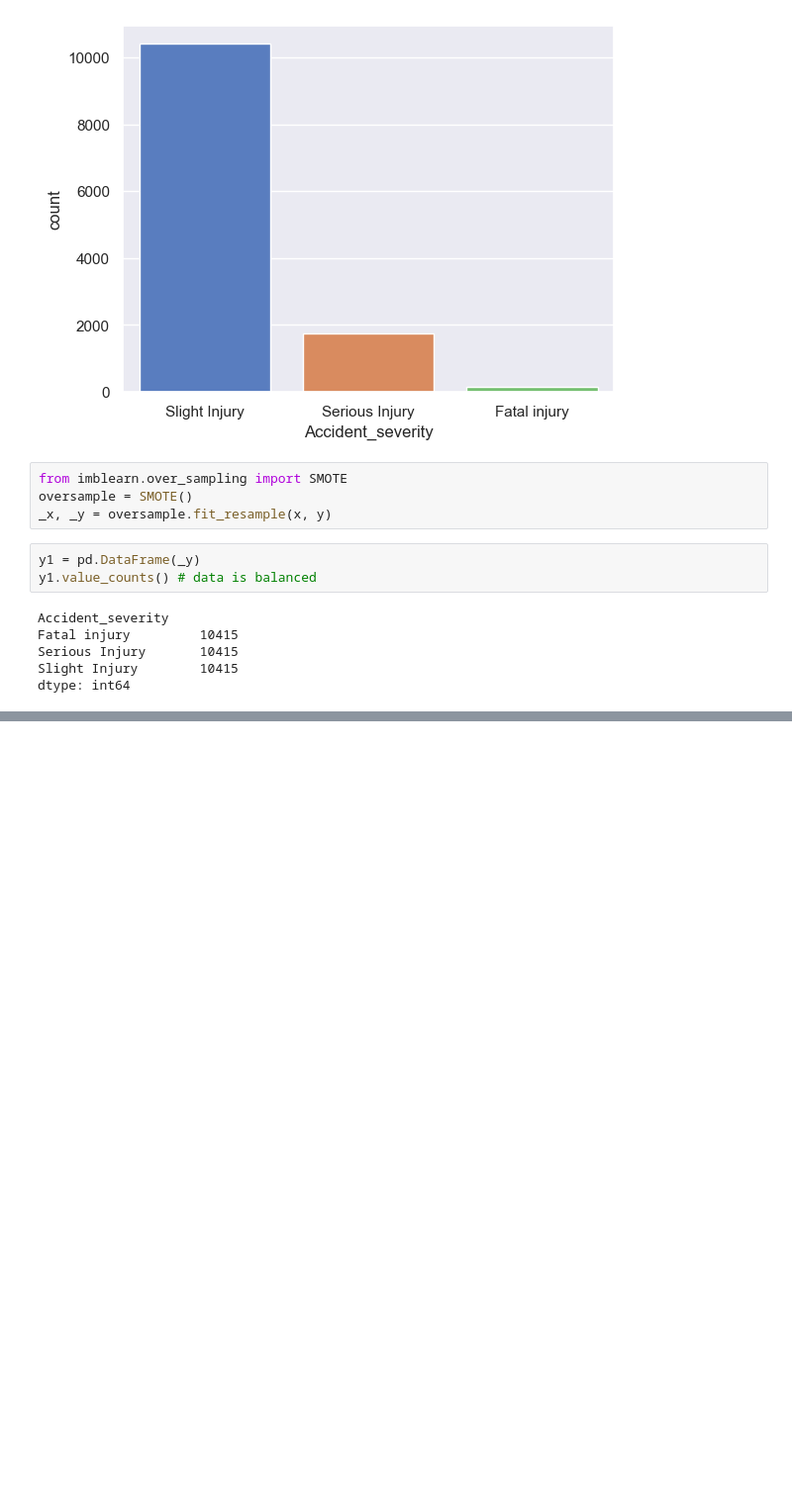
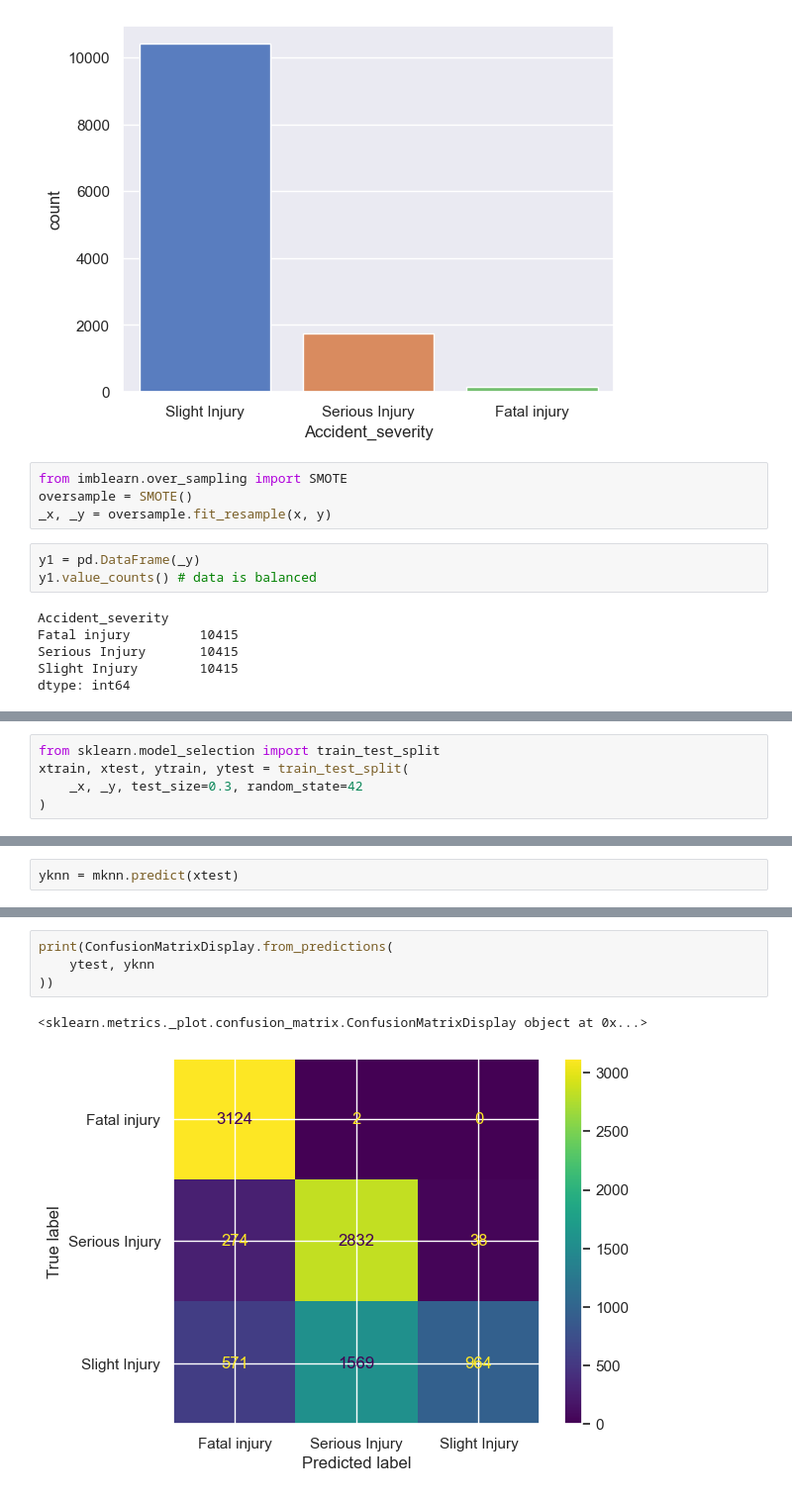
Before and after one commit to Impact-Dev1/Road-Traffic-Severity-Classification, a Jupyter notebook: final_classification.ipynb, the cells around one changed output, grey strips where cells are left out. Shown at 99% size. Cells and saved outputs as stored; diff of their text form; blank space fills up the shorter version.

```diff
--- a/logistic_regression.ipynb
+++ b/final_classification.ipynb
@@ -374,0 +380,5 @@ dtype: int64
+# %%
+from sklearn.model_selection import train_test_split
+xtrain, xtest, ytrain, ytest = train_test_split(
+    _x, _y, test_size=0.3, random_state=42
+)
@@ -374,0 +398,2 @@ dtype: int64
+# %%
+yknn = mknn.predict(xtest)
@@ -374,0 +409,7 @@ dtype: int64
+# %%
+print(ConfusionMatrixDisplay.from_predictions(
+    ytest, yknn
+))
+# %% [output]
+<sklearn.metrics._plot.confusion_matrix.ConfusionMatrixDisplay object at 0x...>
+[figure, added]
```
Also changed, not shown: parts of 32 cells of this notebook.
